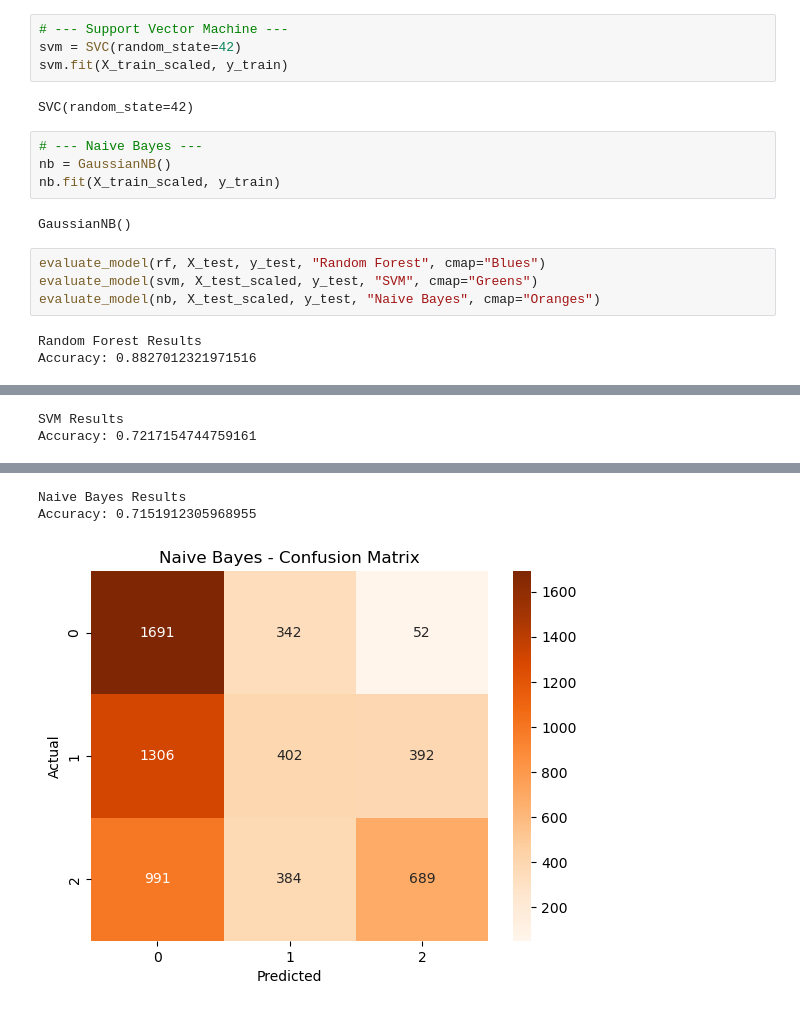
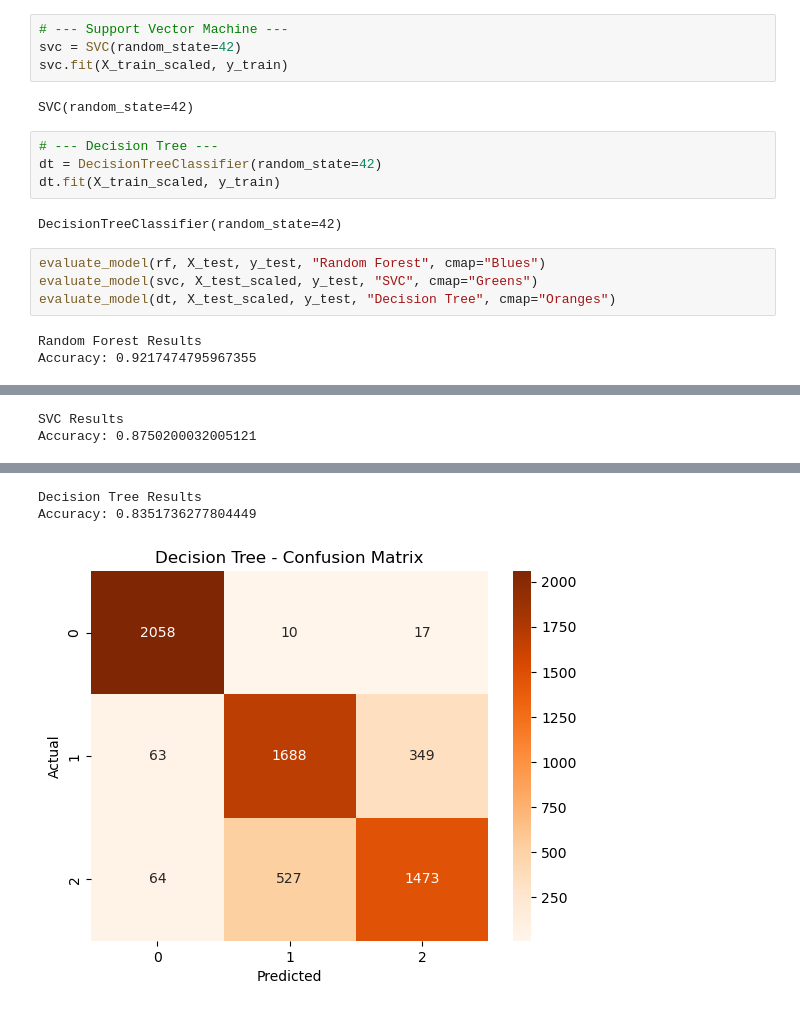
Before and after one commit to david11133/road-traffic-accidents-ml, a Jupyter notebook: notebooks/03_modeling.ipynb, the cells around one changed output, grey strips where cells are left out. Drawn from its saved outputs; the diff is of its cells as text.

Commit message:
Change Naive to Decision Tree model

```diff
--- a/notebooks/03_modeling.ipynb
+++ b/notebooks/03_modeling.ipynb
@@ -71,20 +71,20 @@ rf.fit(X_train, y_train)
 RandomForestClassifier(random_state=42)
 # %%
 # --- Support Vector Machine ---
-svm = SVC(random_state=42)
-svm.fit(X_train_scaled, y_train)
+svc = SVC(random_state=42)
+svc.fit(X_train_scaled, y_train)
 # %% [output]
 SVC(random_state=42)
-# %%
-# --- Naive Bayes ---
-nb = GaussianNB()
-nb.fit(X_train_scaled, y_train)
-# %% [output]
-GaussianNB()
+# %%
+# --- Decision Tree ---
+dt = DecisionTreeClassifier(random_state=42)
+dt.fit(X_train_scaled, y_train)
+# %% [output]
+DecisionTreeClassifier(random_state=42)
 # %%
 evaluate_model(rf, X_test, y_test, "Random Forest", cmap="Blues")
-evaluate_model(svm, X_test_scaled, y_test, "SVM", cmap="Greens")
-evaluate_model(nb, X_test_scaled, y_test, "Naive Bayes", cmap="Oranges")
+evaluate_model(svc, X_test_scaled, y_test, "SVC", cmap="Greens")
+evaluate_model(dt, X_test_scaled, y_test, "Decision Tree", cmap="Oranges")
 # %% [output]
 Random Forest Results
-Accuracy: 0.8827012321971516
+Accuracy: 0.9217474795967355
@@ -92,2 +92,2 @@ Accuracy: 0.8827012321971516
-SVM Results
-Accuracy: 0.7217154744759161
+SVC Results
+Accuracy: 0.8750200032005121
@@ -95,3 +95,3 @@ Accuracy: 0.7217154744759161
-Naive Bayes Results
-Accuracy: 0.7151912305968955
+Decision Tree Results
+Accuracy: 0.8351736277804449
-[figure, old version]
+[figure, new version]
```
Also changed, not shown: parts of 3 cells of this notebook, 4 other files.
